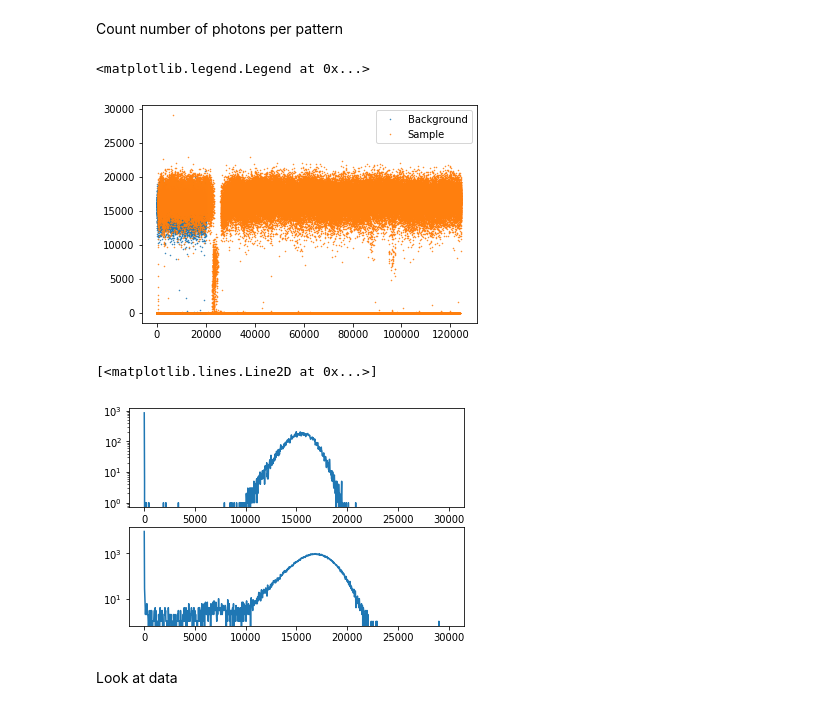
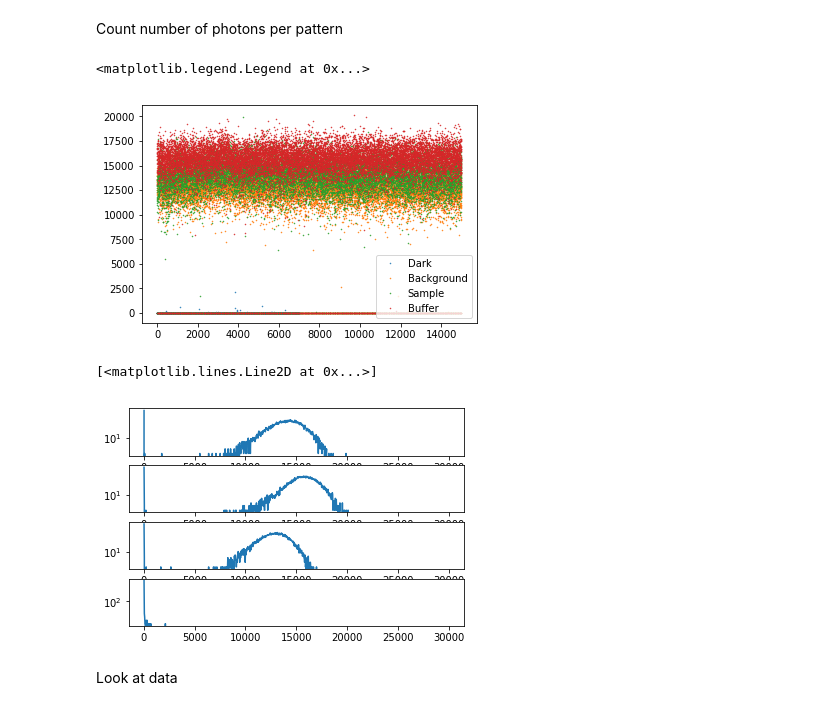
Before and after one commit to mhantke/esi_at_amo, a Jupyter notebook: notebooks/Rubisco.ipynb, the cells around one changed output. Saved outputs shown, nothing was run; the diff lists cells and outputs as text; code cells hidden in the pictures.

```diff
--- a/notebooks/Rubisco.ipynb
+++ b/notebooks/Rubisco.ipynb
@@ -36,0 +21,30 @@ Sample: 124489
+# %%
+N = 15000
+with h5py.File(filename_sample, 'r') as f:
+    imin = 2500
+    print("Sample: %i" % f['/entry_1/data_1/data'].shape[0])
+    data_sample = asarray(f['/entry_1/data_1/data'][imin:imin+N])
+    mask_sample = asarray(f['/entry_1/data_1/mask'][imin:imin+N]) == False
+    gmd_sample = asarray(f['/entry_1/experiment/pulse_energy'][imin:imin+N])
+    #data_sample = asarray(f['/entry_1/data_1/data'][:])
+    #mask_sample = asarray(f['/entry_1/data_1/mask'][:]) == False
+    #gmd_sample = asarray(f['/entry_1/experiment/pulse_energy'][:])
+with h5py.File(filename_buffer, 'r') as f:
+    print("Buffer: %i" % f['/entry_1/data_1/data'].shape[0])
+    imin = 0
+    data_buffer = asarray(f['/entry_1/data_1/data'])[imin:imin+N]
+    mask_buffer = asarray(f['/entry_1/data_1/mask'][imin:imin+N]) == False
+    #mask_buffer = asarray(f['/entry_1/data_1/mask']) == False
+    gmd_buffer = asarray(f['/entry_1/experiment/pulse_energy'][imin:imin+N])
+    #gmd_buffer = asarray(f['/entry_1/experiment/pulse_energy'])
+with h5py.File(filename_bg, 'r') as f:
+    print("Bg: %i" % f['/entry_1/data_1/data'].shape[0])
+    imin = 0
+    data_bg = asarray(f['/entry_1/data_1/data'][imin:imin+N])
+    mask_bg = asarray(f['/entry_1/data_1/mask'][imin:imin+N]) == False
+    gmd_bg = asarray(f['/entry_1/experiment/pulse_energy'][imin:imin+N])
+with h5py.File(filename_dark, 'r') as f:
+    print("Dark: %i" % f['/entry_1/data_1/data'].shape[0])
+    data_dark = asarray(f['/entry_1/data_1/data'][-N:])
+    mask_dark = asarray(f['/entry_1/data_1/mask'][-N:]) == False
+Ny, Nx = data_dark.shape[1], data_dark.shape[2]
@@ -39,9 +62,9 @@ Masking out odd pixels and pixels that do not follow Poissonian distribution
 # %%
 fig, axs = subplots(1, 2)
 mask_odd = np.ones(shape=data_bg[0].shape, dtype=np.bool)
-mask_odd[:32,34:34+9] = False
+mask_odd[:32,34:34+18] = False
 mask_odd[32,:] = False
-mask_odd[30:36,30:36] = False
+mask_odd[28:38,28:38] = False
 axs[0].imshow(mask_odd)
 axs[1].imshow(data_bg.std(axis=0), vmax=10)
 # %% [output]
@@ -83,26 +169,33 @@ imgs_sample = data_sample*mask_sample
 # %% [markdown]
 Count number of photons per pattern
 # %%
-#nph_dark = imgs_dark.sum(axis=1).sum(axis=1)
-nph_bg = imgs_bg.sum(axis=1).sum(axis=1)
-nph_sample = imgs_sample.sum(axis=1).sum(axis=1)
+nph_dark   = (data_dark*mask0).sum(axis=1).sum(axis=1)
+nph_bg     = (data_bg*mask0).sum(axis=1).sum(axis=1)
+nph_sample = (data_sample*mask0).sum(axis=1).sum(axis=1)
+nph_buffer = (data_buffer*mask0).sum(axis=1).sum(axis=1)
 # %%
+plot(nph_dark, '.', label='Dark', ms=1.)
 plot(nph_bg, '.', label='Background', ms=1.)
 plot(nph_sample, '.', label='Sample', ms=1.)
+plot(nph_buffer, '.', label='Buffer', ms=1.)
 #plot(nph_dark, '.', label='Dark')
 legend()
 # %% [output]
 <matplotlib.legend.Legend at 0x...>
-[figure, old version]
+[figure, new version]
 # %%
-fig, axs = subplots(2, 1)
+fig, axs = subplots(4, 1)
+H_dark, s = histogram(nph_dark, 1000, range=(0, 30000))
 H_bg, s = histogram(nph_bg, 1000, range=(0, 30000))
 H_sample, s = histogram(nph_sample, 1000, range=(0, 30000))
+H_buffer, s = histogram(nph_buffer, 1000, range=(0, 30000))
 sc = s[:-1] + (s[1]-s[0])/2.
-axs[0].semilogy(sc, H_bg)
-axs[1].semilogy(sc, H_sample)
+axs[3].semilogy(sc, H_dark)
+axs[2].semilogy(sc, H_bg)
+axs[1].semilogy(sc, H_buffer)
+axs[0].semilogy(sc, H_sample)
 # %% [output]
 [<matplotlib.lines.Line2D at 0x...>]
-[figure, old version]
+[figure, new version]
 # %% [markdown]
 Look at data
```
Also changed, not shown: parts of 46 cells of this notebook, 4 other files.
